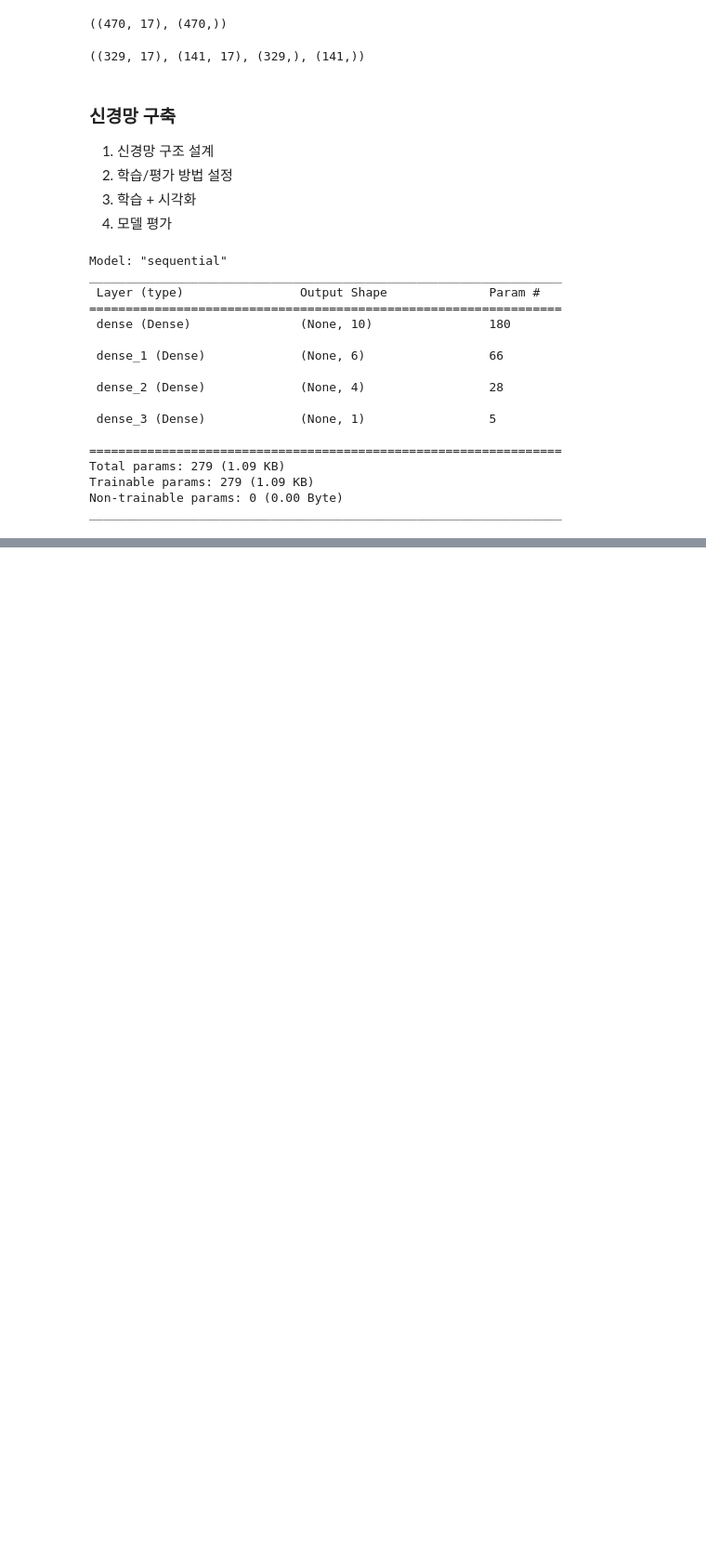
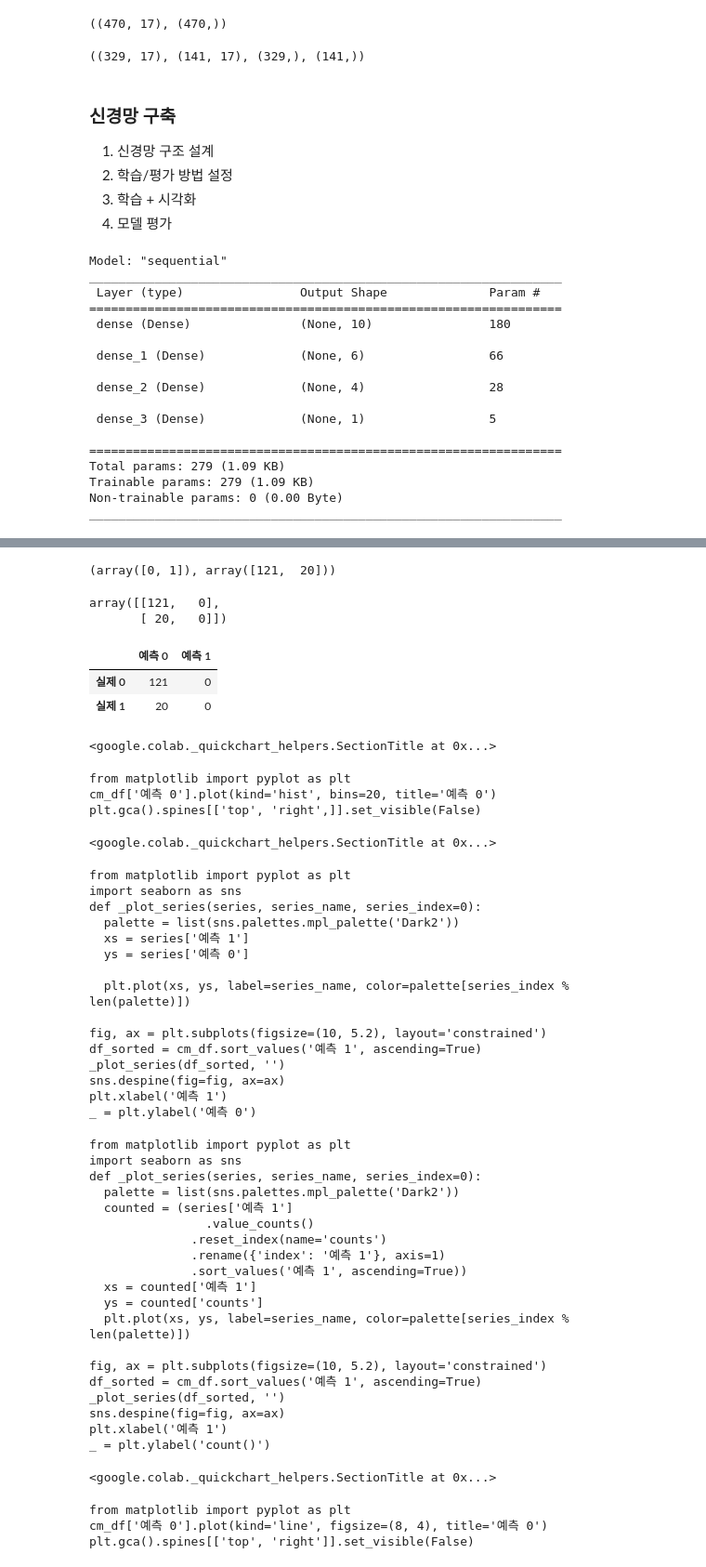
Before and after one commit to soob0513/Deep_Learning_Study, a Jupyter notebook: ex03_폐암_데이터_이진_분류.ipynb, the cells around one changed output, grey strips where cells are left out. Shown at 93% size. Saved outputs shown, nothing was run; the diff lists cells and outputs as text; code cells hidden in the pictures; blank space fills up the shorter version.

```diff
--- a/ex03_폐암_데이터_이진_분류.ipynb
+++ b/ex03_폐암_데이터_이진_분류.ipynb
@@ -166,0 +213,4 @@ _________________________________________________________________
+# %%
+# 모델 예측
+pre = model.predict(X_test)
+pre
@@ -166,0 +236,65 @@ _________________________________________________________________
+# %%
+# y_test의 고유값과 개수를 파악해보자
+np.unique(y_test, return_counts=True)
+# %% [output]
+(array([0, 1]), array([121,  20]))
+# %%
+# 혼동 행렬로 예측 결과를 표시해보자
+pre = pre > 0.5
+from sklearn.metrics import confusion_matrix, classification_report
+cm = confusion_matrix(y_test, pre)
+display(cm)
+cm_df = pd.DataFrame(cm, index=['실제 0', '실제 1'],
+                     columns=['예측 0', '예측 1'])
+cm_df
+# 실제 사망인 것을 사망으로 예측 성공한 경우 : 121(tn)
+# 실제 사망이 아닌 것을 사망으로 예측한 경우 : 20(fn)
+# %% [output]
+array([[121,   0],
+       [ 20,   0]])
+|  | 예측 0 | 예측 1 |
+| 실제 0 | 121 | 0 |
+| 실제 1 | 20 | 0 |
+<google.colab._quickchart_helpers.SectionTitle at 0x...>
+from matplotlib import pyplot as plt
+cm_df['예측 0'].plot(kind='hist', bins=20, title='예측 0')
+plt.gca().spines[['top', 'right',]].set_visible(False)
+<google.colab._quickchart_helpers.SectionTitle at 0x...>
+from matplotlib import pyplot as plt
+import seaborn as sns
+def _plot_series(series, series_name, series_index=0):
+  palette = list(sns.palettes.mpl_palette('Dark2'))
+  xs = series['예측 1']
+  ys = series['예측 0']
+
+  plt.plot(xs, ys, label=series_name, color=palette[series_index % len(palette)])
+
+fig, ax = plt.subplots(figsize=(10, 5.2), layout='constrained')
+df_sorted = cm_df.sort_values('예측 1', ascending=True)
+_plot_series(df_sorted, '')
+sns.despine(fig=fig, ax=ax)
+plt.xlabel('예측 1')
+_ = plt.ylabel('예측 0')
+from matplotlib import pyplot as plt
+import seaborn as sns
+def _plot_series(series, series_name, series_index=0):
+  palette = list(sns.palettes.mpl_palette('Dark2'))
+  counted = (series['예측 1']
+                .value_counts()
+              .reset_index(name='counts')
+              .rename({'index': '예측 1'}, axis=1)
+              .sort_values('예측 1', ascending=True))
+  xs = counted['예측 1']
+  ys = counted['counts']
+  plt.plot(xs, ys, label=series_name, color=palette[series_index % len(palette)])
+
+fig, ax = plt.subplots(figsize=(10, 5.2), layout='constrained')
+df_sorted = cm_df.sort_values('예측 1', ascending=True)
+_plot_series(df_sorted, '')
+sns.despine(fig=fig, ax=ax)
+plt.xlabel('예측 1')
+_ = plt.ylabel('count()')
+<google.colab._quickchart_helpers.SectionTitle at 0x...>
+from matplotlib import pyplot as plt
+cm_df['예측 0'].plot(kind='line', figsize=(8, 4), title='예측 0')
+plt.gca().spines[['top', 'right']].set_visible(False)
```
Also changed, not shown: parts of 8 cells of this notebook, 1 other file.
